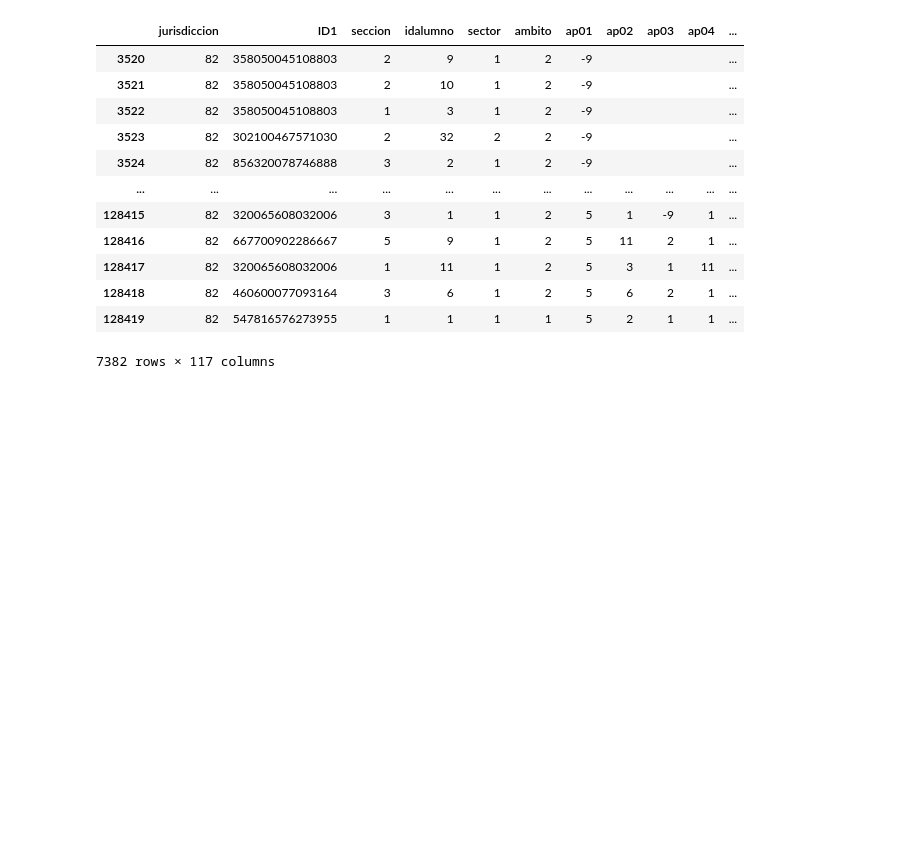
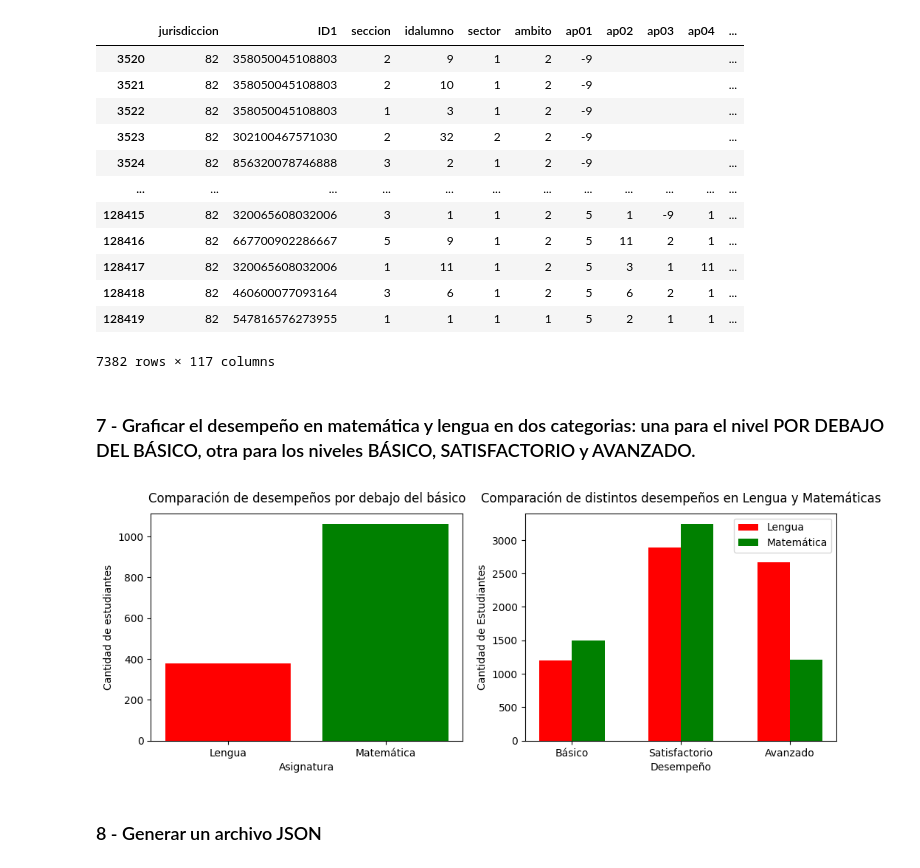
Before and after one commit to Valenreynoso17/Ciencia-de-datos-2023, a Jupyter notebook: main-notebook.ipynb, the cells around one changed output. Saved outputs shown, nothing was run; the diff lists cells and outputs as text; code cells hidden in the pictures; blank space fills up the shorter version.

```diff
--- a/main-notebook.ipynb
+++ b/main-notebook.ipynb
@@ -393,3 +410,82 @@ df_estudiantes_santafesinos
 | 128418 | 82 | 460600077093164 | 3 | 6 | 1 | 2 | 5 | 6 | 2 | 1 | ... |
 | 128419 | 82 | 547816576273955 | 1 | 1 | 1 | 1 | 5 | 2 | 1 | 1 | ... |
 7382 rows × 117 columns
+# %% [markdown]
+### 7 - Graficar el desempeño en matemática y lengua en dos categorias: una para el nivel POR DEBAJO DEL BÁSICO, otra para los niveles BÁSICO, SATISFACTORIO y AVANZADO.
+# %%
+fig, (ax1, ax2) = plt.subplots(1,2, figsize=(12,4))
+# ---------------------------------- Categoría 1 ----------------------------------
+# Desempeños en lengua POR DEBAJO DEL BÁSICO
+filtro_pordebajo_leng = (df_estudiantes_santafesinos['ldesemp'] == "1")
+lengua_pordebajo = df_estudiantes_santafesinos[filtro_pordebajo_leng]
+
+# Desempeños en matematica POR DEBAJO DEL BÁSICO
+filtro_pordebajo_mat = (df_estudiantes_santafesinos['mdesemp'] == "1")
+matematica_pordebajo = df_estudiantes_santafesinos[filtro_pordebajo_mat]
+
+# Cantidad de estudiantes con desempeño POR DEBAJO DEL BÁSICO
+cant_pordebajo_leng = len(lengua_pordebajo)
+cant_pordebajo_mat = len(matematica_pordebajo)
+
+ # Gráfico de barras
+categorias = ['Lengua', 'Matemática']
+cantidad_estudiantes_pordebajo = [cant_pordebajo_leng, cant_pordebajo_mat]
+colores = ['red', 'green']
+ax1.bar(categorias, cantidad_estudiantes_pordebajo, color=colores)
+ax1.set_xlabel('Asignatura')
+ax1.set_ylabel('Cantidad de estudiantes')
+ax1.text(0.5, 1.05, 'Comparación de desempeños por debajo del básico', fontsize=12, ha='center', transform=ax1.transAxes)
+
+# ---------------------------------- Categoría 2 ----------------------------------
+# Desempeños en lengua BÁSICO
+filtro_basico_leng = (df_estudiantes_santafesinos['ldesemp'] == "2")
+lengua_basico = df_estudiantes_santafesinos[filtro_basico_leng]
+
+# Desempeños en matematica BÁSICO
+filtro_basico_mat = (df_estudiantes_santafesinos['mdesemp'] == "2")
+matematica_basico = df_estudiantes_santafesinos[filtro_basico_mat]
+
+# Desempeños en lengua SATISFACTORIO
+filtro_satisf_leng = (df_estudiantes_santafesinos['ldesemp'] == "3")
+lengua_satisf = df_estudiantes_santafesinos[filtro_satisf_leng]
+
+# Desempeños en matematica SATISFACTORIO
+filtro_satisf_mat = (df_estudiantes_santafesinos['mdesemp'] == "3")
+matematica_satisf = df_estudiantes_santafesinos[filtro_satisf_mat]
+
+# Desempeños en lengua AVANZADO
+filtro_avanzado_leng = (df_estudiantes_santafesinos['ldesemp'] == "4")
+lengua_avanzado = df_estudiantes_santafesinos[filtro_avanzado_leng]
+
+# Desempeños en matematica AVANZADO
+filtro_avanzado_mat = (df_estudiantes_santafesinos['mdesemp'] == "4")
+matematica_avanzado = df_estudiantes_santafesinos[filtro_avanzado_mat]
+
+# Cantidad de estudiantes
+cant_basico_leng = len(lengua_basico)
+cant_basico_mat = len(matematica_basico)
+cant_satisf_leng = len(lengua_satisf)
+cant_satisf_mat = len(matematica_satisf)
+cant_avanzado_leng = len(lengua_avanzado)
+cant_avanzado_mat = len(matematica_avanzado)
+
+# Gráfico
+categorias2 = ['Básico', 'Satisfactorio', 'Avanzado']
+cant_estudiantes_lengua = [cant_basico_leng, cant_satisf_leng, cant_avanzado_leng]
+cant_estudiantes_matematica = [cant_basico_mat, cant_satisf_mat, cant_avanzado_mat]
+bar_width = 0.3
+bar_positions = range(len(categorias2))
+ax2.bar([pos - bar_width/2 for pos in bar_positions], cant_estudiantes_lengua, bar_width, label='Lengua', color = 'red')
+ax2.bar([pos + bar_width/2 for pos in bar_positions], cant_estudiantes_matematica, bar_width, label='Matemática', color='green')
+ax2.set_xlabel('Desempeño')
+ax2.set_ylabel('Cantidad de Estudiantes')
+ax2.set_xticks(bar_positions, categorias2)
+ax2.text(0.5, 1.05, 'Comparación de distintos desempeños en Lengua y Matemáticas', fontsize=12, ha='center', transform=ax2.transAxes)
+plt.legend()
+
+# ----- Mostrar -----
+plt.show()
+# %% [output]
+[figure, added]
+# %% [markdown]
+### 8 - Generar un archivo JSON
```
Also changed, not shown: parts of 2 cells of this notebook.
